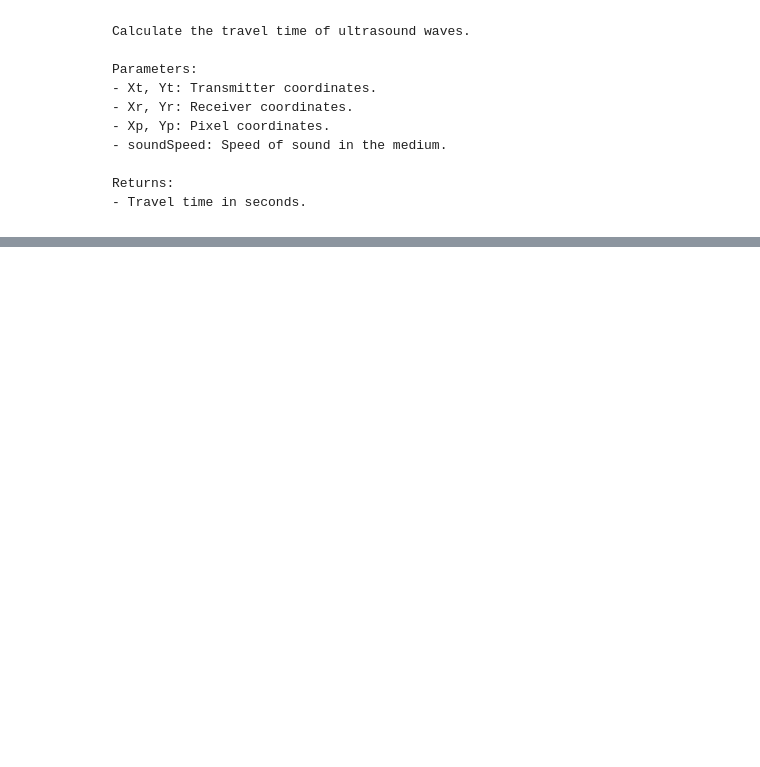
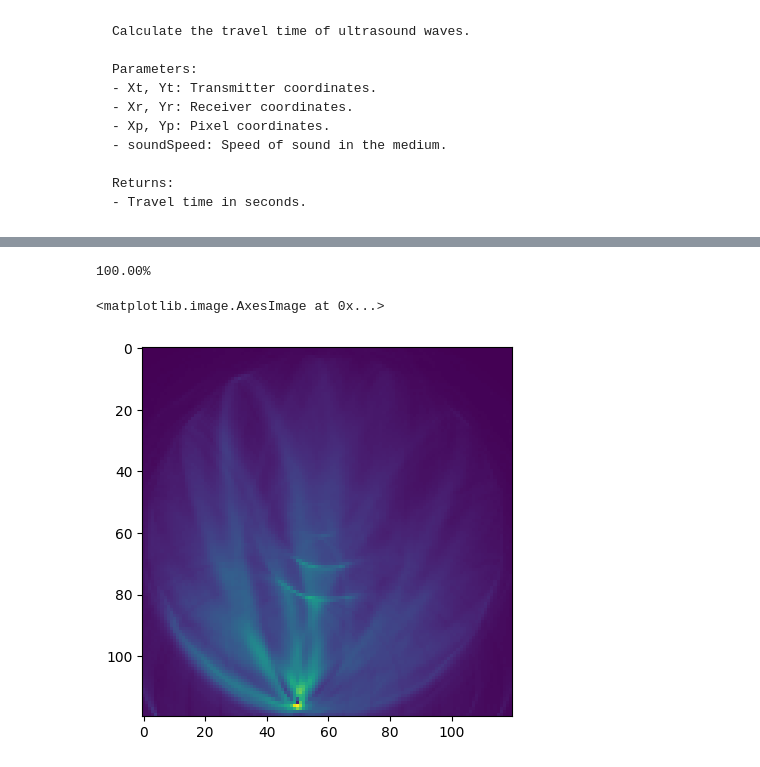
Before and after one commit to Emiree123/UG-Research-Project, a Jupyter notebook: tukeywindowCOPY.ipynb, the cells around one changed output, grey strips where cells are left out. Drawn from its saved outputs; the diff is of its cells as text; code cells hidden in the pictures; blank space fills up the shorter version.

```diff
--- a/tukeywindowCOPY.ipynb
+++ b/tukeywindowCOPY.ipynb
@@ -205,9 +226,9 @@ Xr = elementPositions[30, 0]
 Yr = elementPositions[30, 1]
 
 # Make an imaging grid and choose a random pixel
-X, Y = hf.createImagingGrid(dx, Lx)  # Replace values accordingly
-pixel_row = 400
-pixel_col = 400
+X, Y = hf.createImagingGrid(dx, Lx)  # Replace values accordingly, depending on grid size
+pixel_row = 40
+pixel_col = 40
 Xp = X[pixel_row, pixel_col]  # Replace with the desired pixel coordinates
 Yp = Y[pixel_row, pixel_col]
 
@@ -238,3 +261,6 @@ Rx = 1  # Index of the receiver
 signal = rcvData[Tx, Rx, :]
 
 # Now, 'signal' contains the waveform from the specified transmitter and receiver
+# %%
+# Initialise accumulator
+accumulator = 0
@@ -240,0 +296,30 @@ signal = rcvData[Tx, Rx, :]
+# %%
+# Do PREPROCESSING
+accumulated_values = np.zeros(X.shape)
+# %%
+total_pixels = X.shape[0] * X.shape[1]
+current_pixel = 0
+
+for pixel_row in range(X.shape[0]):
+    for pixel_col in range(X.shape[1]):
+        accumulator = 0
+        Xp = X[pixel_row, pixel_col]
+        Yp = Y[pixel_row, pixel_col]
+        # Loop over all transmitters and receivers
+        for Tx in [0]:
+            for Rx in range(256):
+                x = hf.accumulate_signal(Tx, Rx, Xp, Yp, elementPositions, soundSpeed, samplingFrequency, rcvData) # GIVE THIS PRE_PROCESSED DATA
+                accumulator += x
+        accumulated_values[pixel_row, pixel_col] = accumulator
+        # Update progress
+        current_pixel += 1
+        percentage_completed = (current_pixel / total_pixels) * 100
+        print(f"{percentage_completed:.2f}%", end='\r') # prints to 2dp, with a return
+# %% [output]
+100.00%
+# %%
+# Plot X and Y using plt.imshow
+plt.imshow(accumulated_values)
+# %% [output]
+<matplotlib.image.AxesImage at 0x...>
+[figure, added]
```
Also changed, not shown: parts of 10 cells of this notebook, 4 other files.
